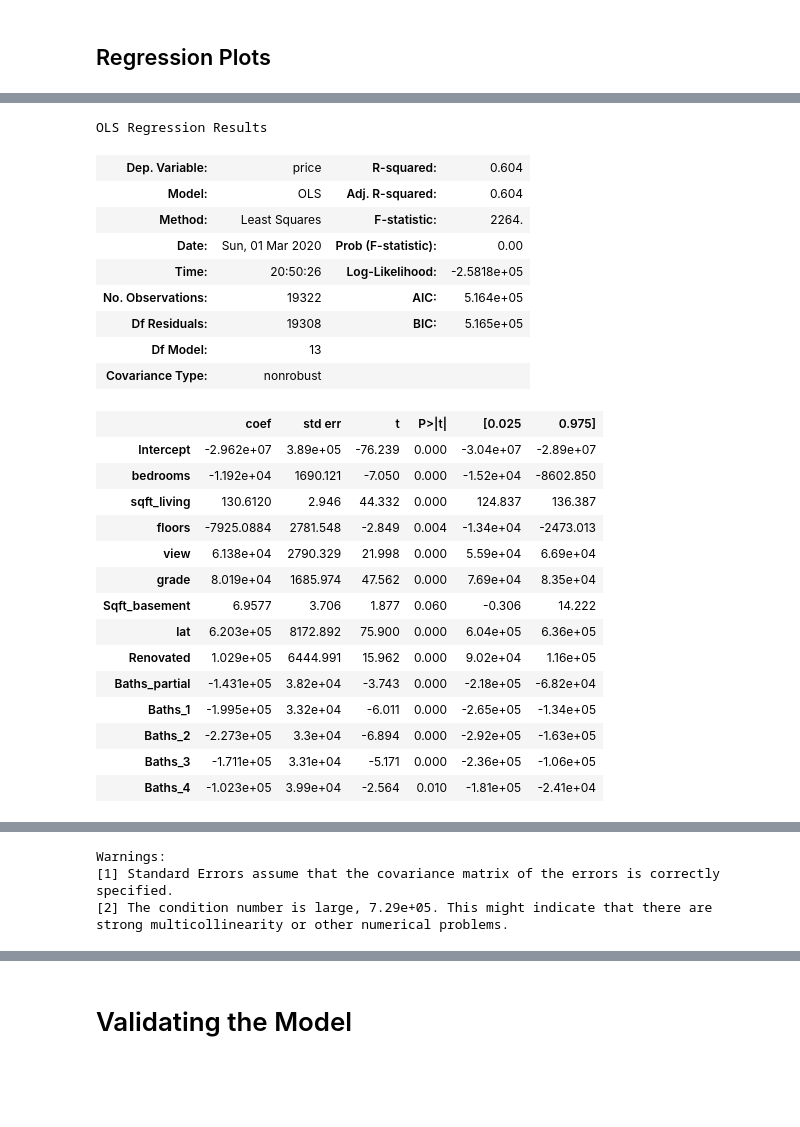
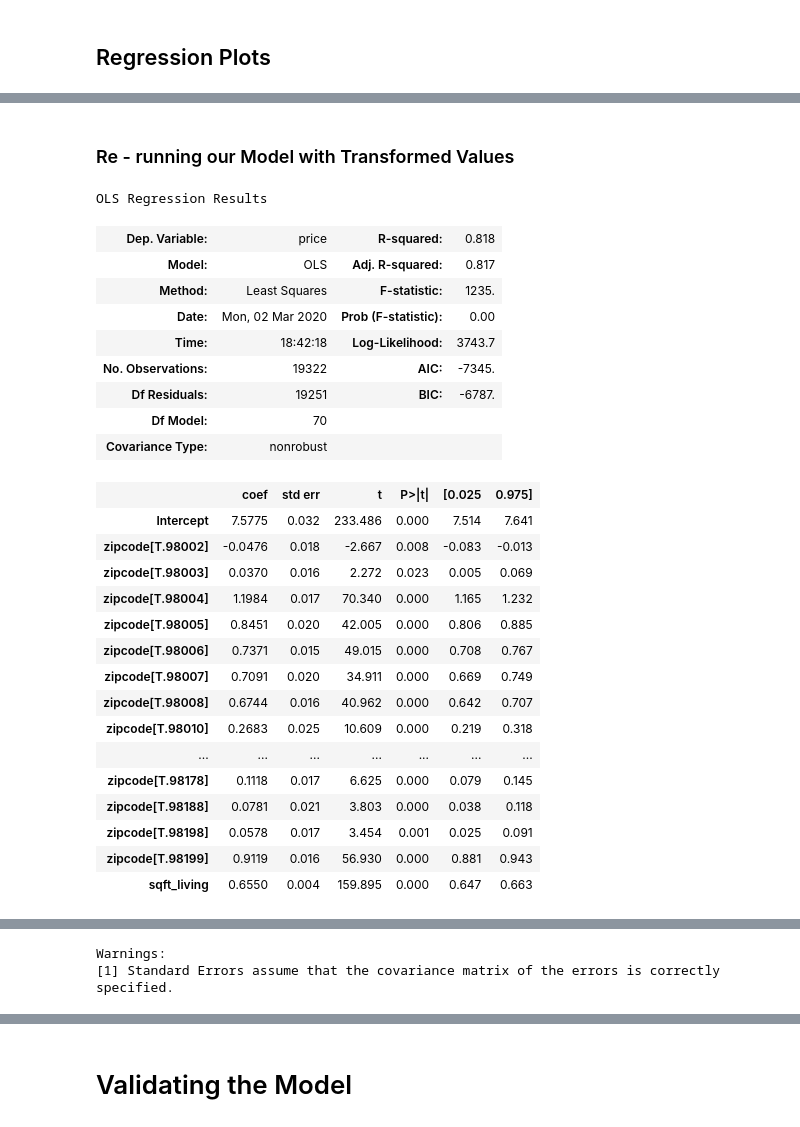
Before and after one commit to jammy-bot/dsc-mod-2-project-v2-1-online-ds-ft-120919, a Jupyter notebook: 3-model-and-conclude.ipynb, the cells around one changed output, grey strips where cells are left out. Drawn from its saved outputs; the diff is of its cells as text; code cells hidden in the pictures; blank space fills up the shorter version.

```diff
--- a/3-model-and-conclude.ipynb
+++ b/3-model-and-conclude.ipynb
@@ -397,0 +209,3 @@ hot_mod_df.head(1)
+# %%
+# Create a copy of the dataframe to log transform `sqft_living`
+data_log_df = data_drops_df.copy()
@@ -397,0 +214,6 @@ hot_mod_df.head(1)
+# %%
+# log transforming continuous variables
+def log_continuous(df, cols):
+    for col in cols:
+        df[col] = np.log(df[col])
+    return df
@@ -397,0 +222,6 @@ hot_mod_df.head(1)
+# %%
+# transform columns in `data_log_df`
+data_log_df = log_continuous(data_log_df, ['price', 'sqft_living', 'condition', 'grade'])
+
+# view first rows
+data_log_df.head()
@@ -397,0 +237,8 @@ hot_mod_df.head(1)
+# %%
+# creating a new boolean column
+# returning True for `Sqft_basement` > 1 in each row
+data_log_df['Basement'] = (data_log_df['Sqft_basement'].round() > 1).astype('int64')
+data_log_df.drop(columns='Sqft_basement', inplace=True)
+
+# inspecting dataframe with new `Renovated` column
+data_log_df.head(1)
@@ -398,40 +248,41 @@ hot_mod_df.head(1)
+# %% [markdown]
+### Re - running our Model with Transformed Values
 # %%
-# trying the model with the encoded columns
-kicks = [col for col in hot_mod_df.columns if col not in ['price', 'zipcode']]
 # set outcome ('target')
 outcome = 'price'
 # initialize variable for columns to submit to ols
-x_cols = kicks
+x_cols = ['sqft_living', 'zipcode']
 # define the formula to run the inputs
 predictors = '+'.join(x_cols)
 formula = outcome + '~' + predictors
 
 # name the model request and compute a summary
-model = ols(formula=formula, data=hot_mod_df).fit()
+model = ols(formula=formula, data=data_log_df).fit()
 model.summary()
 # %% [output]
 OLS Regression Results
-| Dep. Variable: | price | R-squared: | 0.604 |
-| Model: | OLS | Adj. R-squared: | 0.604 |
-| Method: | Least Squares | F-statistic: | 2264. |
-| Date: | Sun, 01 Mar 2020 | Prob (F-statistic): | 0.00 |
-| Time: | 20:50:26 | Log-Likelihood: | -2.5818e+05 |
-| No. Observations: | 19322 | AIC: | 5.164e+05 |
-| Df Residuals: | 19308 | BIC: | 5.165e+05 |
-| Df Model: | 13 |  |  |
+| Dep. Variable: | price | R-squared: | 0.818 |
+| Model: | OLS | Adj. R-squared: | 0.817 |
+| Method: | Least Squares | F-statistic: | 1235. |
+| Date: | Mon, 02 Mar 2020 | Prob (F-statistic): | 0.00 |
+| Time: | 18:42:18 | Log-Likelihood: | 3743.7 |
+| No. Observations: | 19322 | AIC: | -7345. |
+| Df Residuals: | 19251 | BIC: | -6787. |
+| Df Model: | 70 |  |  |
 | Covariance Type: | nonrobust |  |  |
 |  | coef | std err | t | P>|t| | [0.025 | 0.975] |
-| Intercept | -2.962e+07 | 3.89e+05 | -76.239 | 0.000 | -3.04e+07 | -2.89e+07 |
-| bedrooms | -1.192e+04 | 1690.121 | -7.050 | 0.000 | -1.52e+04 | -8602.850 |
-| sqft_living | 130.6120 | 2.946 | 44.332 | 0.000 | 124.837 | 136.387 |
-| floors | -7925.0884 | 2781.548 | -2.849 | 0.004 | -1.34e+04 | -2473.013 |
-| view | 6.138e+04 | 2790.329 | 21.998 | 0.000 | 5.59e+04 | 6.69e+04 |
-| grade | 8.019e+04 | 1685.974 | 47.562 | 0.000 | 7.69e+04 | 8.35e+04 |
-| Sqft_basement | 6.9577 | 3.706 | 1.877 | 0.060 | -0.306 | 14.222 |
-| lat | 6.203e+05 | 8172.892 | 75.900 | 0.000 | 6.04e+05 | 6.36e+05 |
-| Renovated | 1.029e+05 | 6444.991 | 15.962 | 0.000 | 9.02e+04 | 1.16e+05 |
-| Baths_partial | -1.431e+05 | 3.82e+04 | -3.743 | 0.000 | -2.18e+05 | -6.82e+04 |
-| Baths_1 | -1.995e+05 | 3.32e+04 | -6.011 | 0.000 | -2.65e+05 | -1.34e+05 |
-| Baths_2 | -2.273e+05 | 3.3e+04 | -6.894 | 0.000 | -2.92e+05 | -1.63e+05 |
-| Baths_3 | -1.711e+05 | 3.31e+04 | -5.171 | 0.000 | -2.36e+05 | -1.06e+05 |
-| Baths_4 | -1.023e+05 | 3.99e+04 | -2.564 | 0.010 | -1.81e+05 | -2.41e+04 |
+| Intercept | 7.5775 | 0.032 | 233.486 | 0.000 | 7.514 | 7.641 |
+| zipcode[T.98002] | -0.0476 | 0.018 | -2.667 | 0.008 | -0.083 | -0.013 |
+| zipcode[T.98003] | 0.0370 | 0.016 | 2.272 | 0.023 | 0.005 | 0.069 |
+| zipcode[T.98004] | 1.1984 | 0.017 | 70.340 | 0.000 | 1.165 | 1.232 |
+| zipcode[T.98005] | 0.8451 | 0.020 | 42.005 | 0.000 | 0.806 | 0.885 |
+| zipcode[T.98006] | 0.7371 | 0.015 | 49.015 | 0.000 | 0.708 | 0.767 |
+| zipcode[T.98007] | 0.7091 | 0.020 | 34.911 | 0.000 | 0.669 | 0.749 |
+| zipcode[T.98008] | 0.6744 | 0.016 | 40.962 | 0.000 | 0.642 | 0.707 |
+| zipcode[T.98010] | 0.2683 | 0.025 | 10.609 | 0.000 | 0.219 | 0.318 |
+| ... | ... | ... | ... | ... | ... | ... |
+| zipcode[T.98178] | 0.1118 | 0.017 | 6.625 | 0.000 | 0.079 | 0.145 |
+| zipcode[T.98188] | 0.0781 | 0.021 | 3.803 | 0.000 | 0.038 | 0.118 |
+| zipcode[T.98198] | 0.0578 | 0.017 | 3.454 | 0.001 | 0.025 | 0.091 |
+| zipcode[T.98199] | 0.9119 | 0.016 | 56.930 | 0.000 | 0.881 | 0.943 |
+| sqft_living | 0.6550 | 0.004 | 159.895 | 0.000 | 0.647 | 0.663 |
@@ -442,4 +293,2 @@ OLS Regression Results
 Warnings:
 [1] Standard Errors assume that the covariance matrix of the errors is correctly specified.
-[2] The condition number is large, 7.29e+05. This might indicate that there are
-strong multicollinearity or other numerical problems.
```
Also changed, not shown: parts of 229 cells of this notebook, 3 other files.
